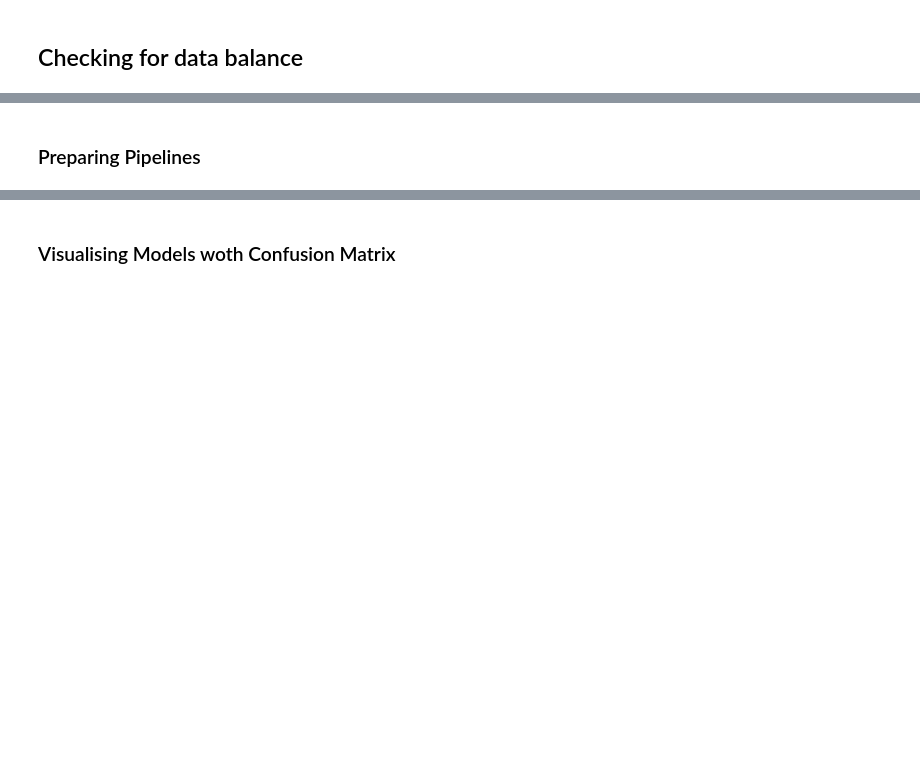
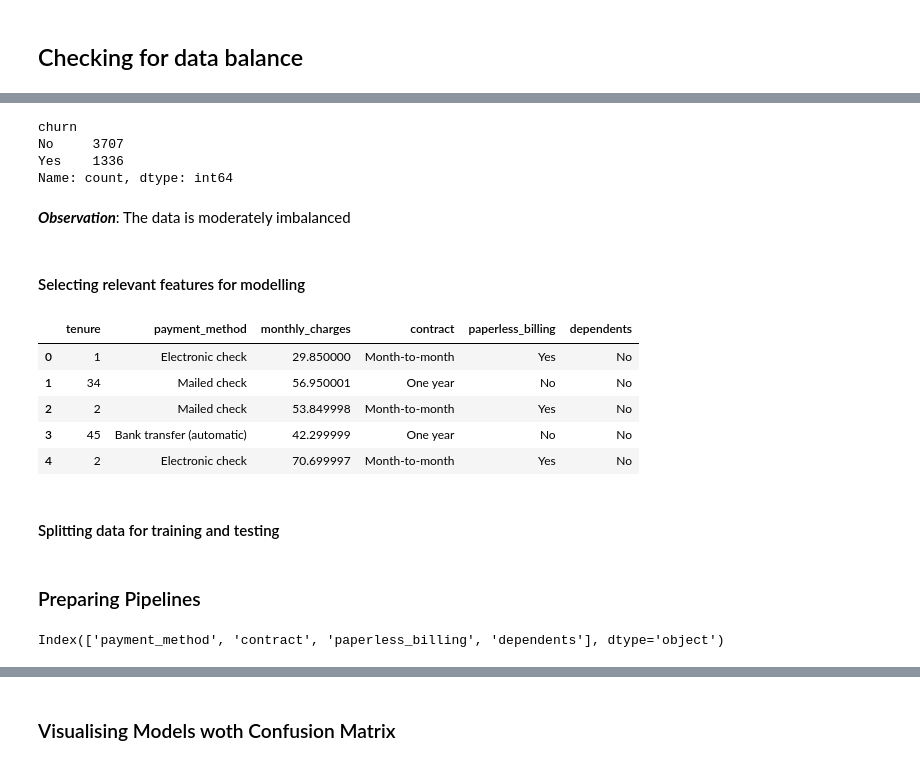
Before and after one commit to FloJoLaryea/Customer_Churn_Analysis, a Jupyter notebook: cstomer_churn_analysis.ipynb, the cells around one changed output, grey strips where cells are left out. Saved outputs shown, nothing was run; the diff lists cells and outputs as text; code cells hidden in the pictures; blank space fills up the shorter version.

```diff
--- a/cstomer_churn_analysis.ipynb
+++ b/cstomer_churn_analysis.ipynb
@@ -881,4 +905,9 @@ train_df2 = pd.read_csv(R"C:\Users\PC\Desktop\LP2_Project_Churn_Analysis\Custome
 # %%
 # Ananlyze the Churn column
 
-train_df2["churn"].value_counts()
+train_df["churn"].value_counts()
+# %% [output]
+churn
+No     3707
+Yes    1336
+Name: count, dtype: int64
@@ -888,3 +914,25 @@ y = train_df2["churn"]
+# %% [markdown]
+***Observation***:
+The data is moderately imbalanced
+# %% [markdown]
+#### Selecting relevant features for modelling
+# %%
+# Relevant Feature Variables
+X = train_df[["tenure","payment_method", "monthly_charges", "contract","paperless_billing","dependents"]]
+
+# target variable
+y = train_df["churn"]
+# %%
+X.head()
+# %% [output]
+|  | tenure | payment_method | monthly_charges | contract | paperless_billing | dependents |
+| 0 | 1 | Electronic check | 29.850000 | Month-to-month | Yes | No |
+| 1 | 34 | Mailed check | 56.950001 | One year | No | No |
+| 2 | 2 | Mailed check | 53.849998 | Month-to-month | Yes | No |
+| 3 | 45 | Bank transfer (automatic) | 42.299999 | One year | No | No |
+| 4 | 2 | Electronic check | 70.699997 | Month-to-month | Yes | No |
+# %% [markdown]
+#### Splitting data for training and testing
 # %%
 X_train, X_val, y_train, y_val = train_test_split(X, y, test_size=0.2, random_state=42, stratify=y)
 # %%
@@ -895,5 +943,8 @@ y_val_encoded = encoder.transform(y_val)
 # %% [markdown]
 ### Preparing Pipelines
 # %%
+#grouping all categorical columns
 categoricals = X.select_dtypes("object").columns
 categoricals
+# %% [output]
+Index(['payment_method', 'contract', 'paperless_billing', 'dependents'], dtype='object')
```
Also changed, not shown: parts of 25 cells of this notebook, 4 other files.
